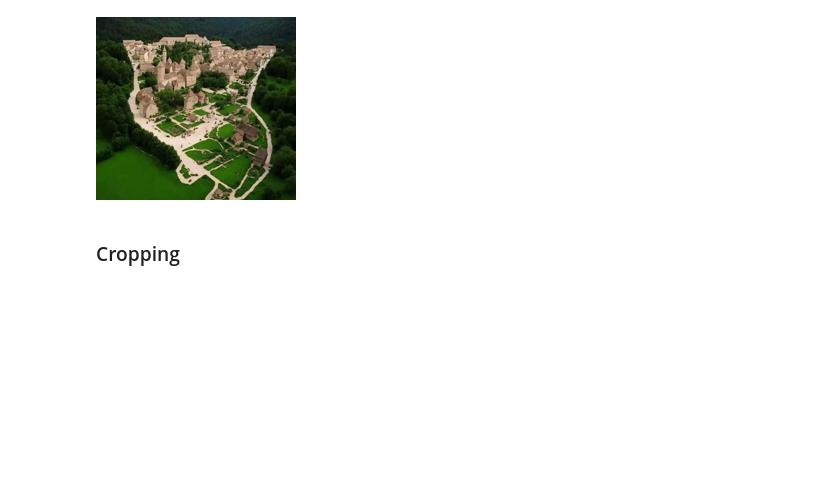
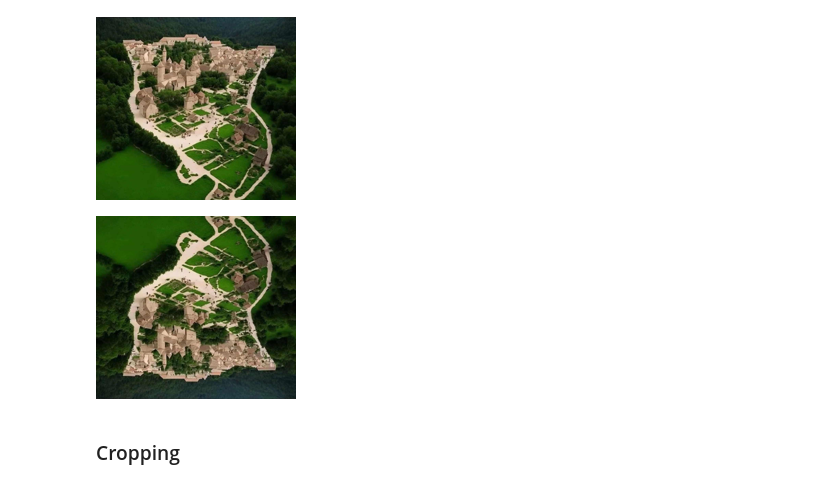
Before and after one commit to krzkro4122/uj, a Jupyter notebook: deep-learning/1/2-image-management.ipynb, the cells around one changed output. Saved outputs shown, nothing was run; the diff lists cells and outputs as text; code cells hidden in the pictures; blank space fills up the shorter version.

```diff
--- a/deep-learning/1/2-image-management.ipynb
+++ b/deep-learning/1/2-image-management.ipynb
@@ -54,5 +52,9 @@ ImageOps.flip(scaled_image)
 ImageOps.mirror(scaled_image)
 # %% [output]
 [figure]
+# %%
+ImageOps.mirror(ImageOps.flip(scaled_image))
+# %% [output]
+[figure, added]
 # %% [markdown]
 ### Cropping
```
Also changed, not shown: parts of 7 cells of this notebook, 2 other files.
